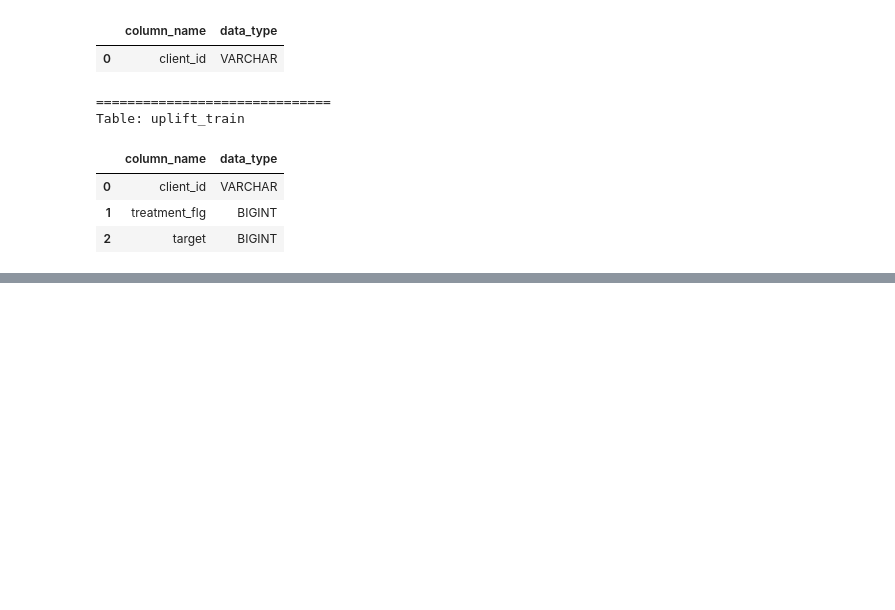
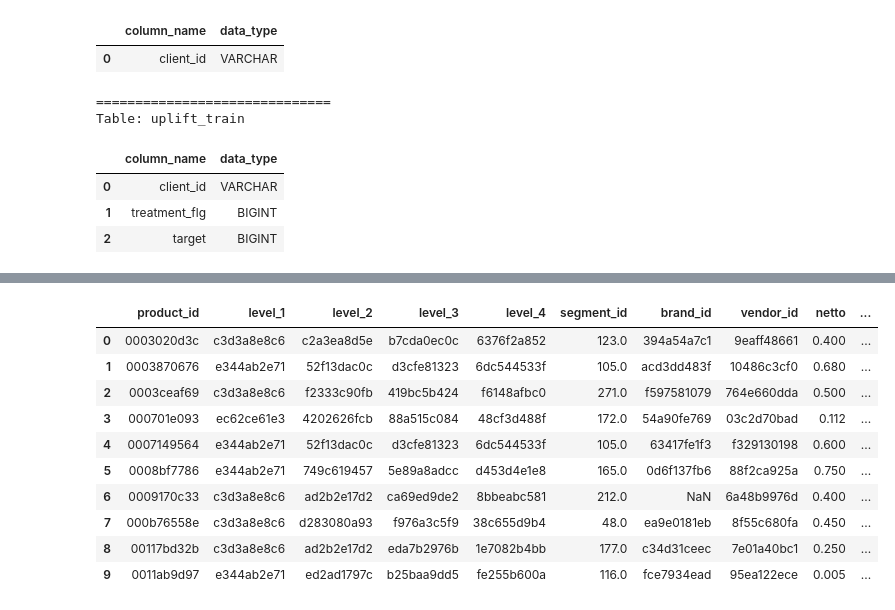
Before and after one commit to zyzsdsg/data-science-from-raw-data-to-decisions, a Jupyter notebook: notebooks/data-science.ipynb, the cells around one changed output, grey strips where cells are left out. Drawn from its saved outputs; the diff is of its cells as text; code cells hidden in the pictures; blank space fills up the shorter version.

```diff
--- a/notebooks/data-science.ipynb
+++ b/notebooks/data-science.ipynb
@@ -149,0 +242,16 @@ Table: uplift_train
+# %%
+products = pd.read_parquet(OUTPUT_DATA_DIR / "products.parquet")
+
+display(products.head(10))
+# %% [output]
+|  | product_id | level_1 | level_2 | level_3 | level_4 | segment_id | brand_id | vendor_id | netto | ... |
+| 0 | 0003020d3c | c3d3a8e8c6 | c2a3ea8d5e | b7cda0ec0c | 6376f2a852 | 123.0 | 394a54a7c1 | 9eaff48661 | 0.400 | ... |
+| 1 | 0003870676 | e344ab2e71 | 52f13dac0c | d3cfe81323 | 6dc544533f | 105.0 | acd3dd483f | 10486c3cf0 | 0.680 | ... |
+| 2 | 0003ceaf69 | c3d3a8e8c6 | f2333c90fb | 419bc5b424 | f6148afbc0 | 271.0 | f597581079 | 764e660dda | 0.500 | ... |
+| 3 | 000701e093 | ec62ce61e3 | 4202626fcb | 88a515c084 | 48cf3d488f | 172.0 | 54a90fe769 | 03c2d70bad | 0.112 | ... |
+| 4 | 0007149564 | e344ab2e71 | 52f13dac0c | d3cfe81323 | 6dc544533f | 105.0 | 63417fe1f3 | f329130198 | 0.600 | ... |
+| 5 | 0008bf7786 | e344ab2e71 | 749c619457 | 5e89a8adcc | d453d4e1e8 | 165.0 | 0d6f137fb6 | 88f2ca925a | 0.750 | ... |
+| 6 | 0009170c33 | c3d3a8e8c6 | ad2b2e17d2 | ca69ed9de2 | 8bbeabc581 | 212.0 | NaN | 6a48b9976d | 0.400 | ... |
+| 7 | 000b76558e | c3d3a8e8c6 | d283080a93 | f976a3c5f9 | 38c655d9b4 | 48.0 | ea9e0181eb | 8f55c680fa | 0.450 | ... |
+| 8 | 00117bd32b | c3d3a8e8c6 | ad2b2e17d2 | eda7b2976b | 1e7082b4bb | 177.0 | c34d31ceec | 7e01a40bc1 | 0.250 | ... |
+| 9 | 0011ab9d97 | e344ab2e71 | ed2ad1797c | b25baa9dd5 | fe255b600a | 116.0 | fce7934ead | 95ea122ece | 0.005 | ... |
```
Also changed, not shown: parts of 5 cells of this notebook.
